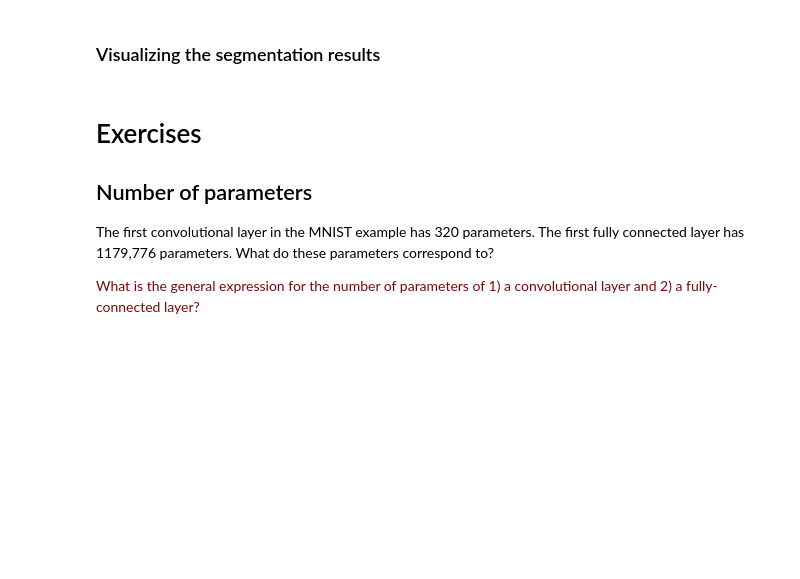
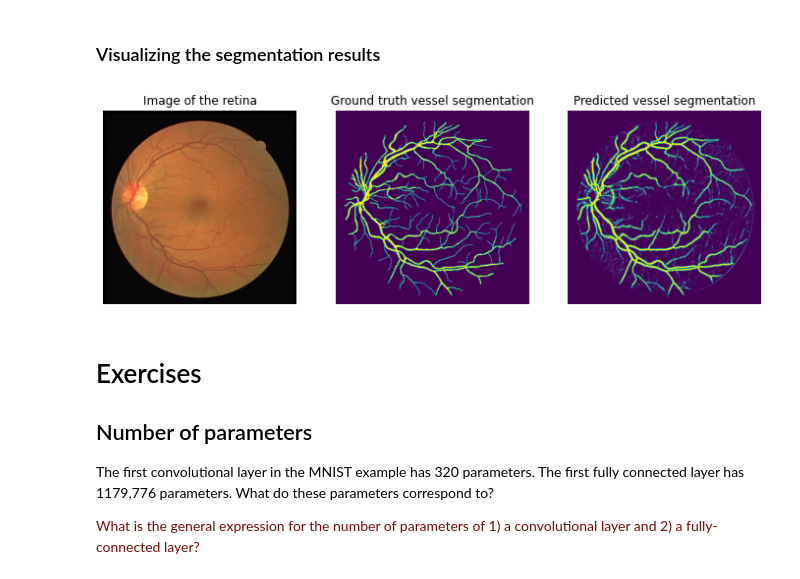
Before and after one commit to sarahlou-dr/8dm50-machine-learning, a Jupyter notebook: practicals/week_5.ipynb, the cells around one changed output. Saved outputs shown, nothing was run; the diff lists cells and outputs as text; code cells hidden in the pictures; blank space fills up the shorter version.

```diff
--- a/practicals/week_5.ipynb
+++ b/practicals/week_5.ipynb
@@ -301,6 +320,9 @@ KeyboardInterrupt:
 # %%
 # run the model on one test image and show the results
 from unet_utils import preprocessing
+from keras.models import load_model
+
+model = load_model('models/basic_unet.keras')
 
 # test data paths
 impaths_test = glob(data_folder + 'test/images/*.tif')
@@ -310,33 +332,35 @@ test_images, test_masks, test_segmentations = load_data(impaths_test, test=True)
 
 # pad the data to fit the U-Net model
 test_images, test_masks, test_segmentations = preprocessing(test_images, test_masks, test_segmentations,
                                                             desired_shape=(584, 584))
 
 # use a single image to evaluate
 X_test, y_test = np.expand_dims(test_images[0], axis=0), np.expand_dims(test_masks[0], axis=0)
 
 # predict test samples
 test_prediction = model.predict(X_test, batch_size=4)
 
 # visualize the test result
 plt.figure(figsize=(12, 10))
 
 plt.subplot(1, 3, 1)
 plt.title("Image of the retina")
 plt.axis('off')
 plt.imshow(test_images[0])
 
 plt.subplot(1, 3, 2)
 plt.title("Ground truth vessel segmentation")
 plt.axis('off')
 plt.imshow(test_segmentations[0][:, :, 0])
 
 plt.subplot(1, 3, 3)
 plt.title("Predicted vessel segmentation")
 plt.axis('off')
 plt.imshow(test_prediction[0, :, :, 0])
 
 plt.show()
+# %% [output]
+[figure, added]
 # %% [markdown]
 # Exercises
 
```
Also changed, not shown: parts of 15 cells of this notebook.
